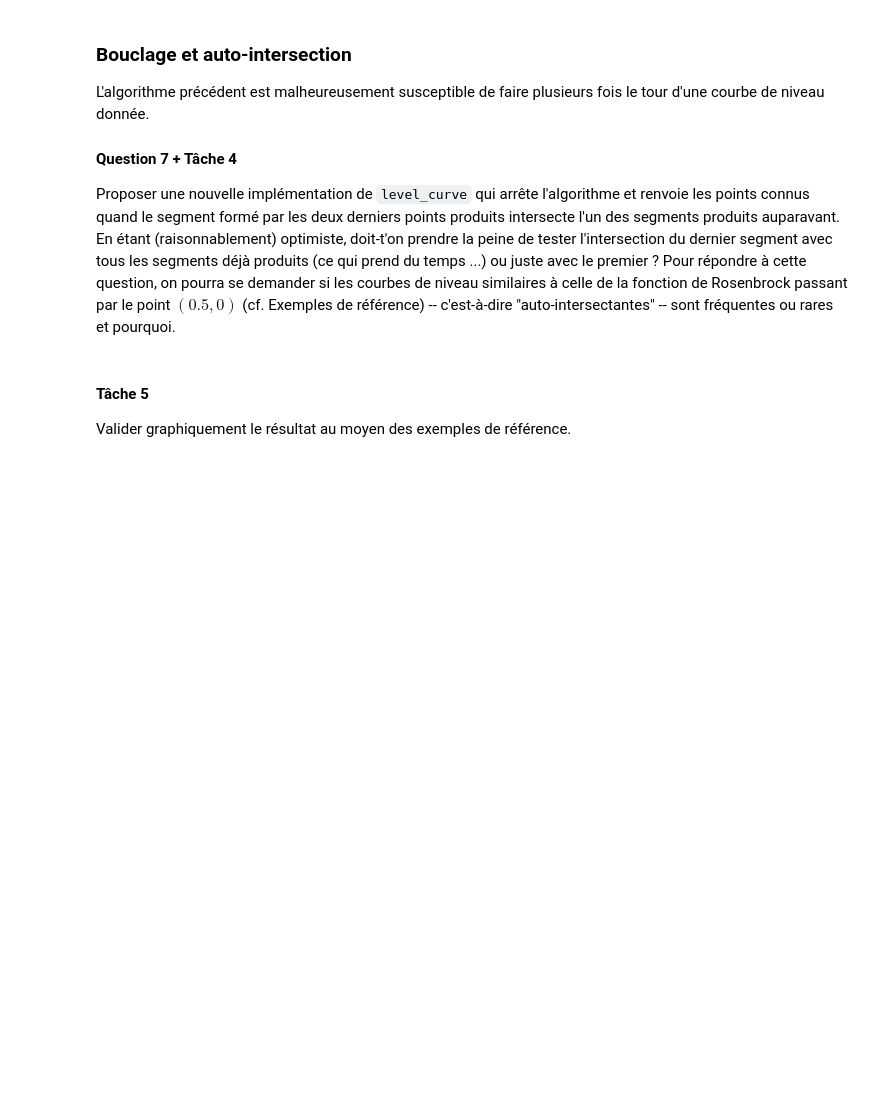
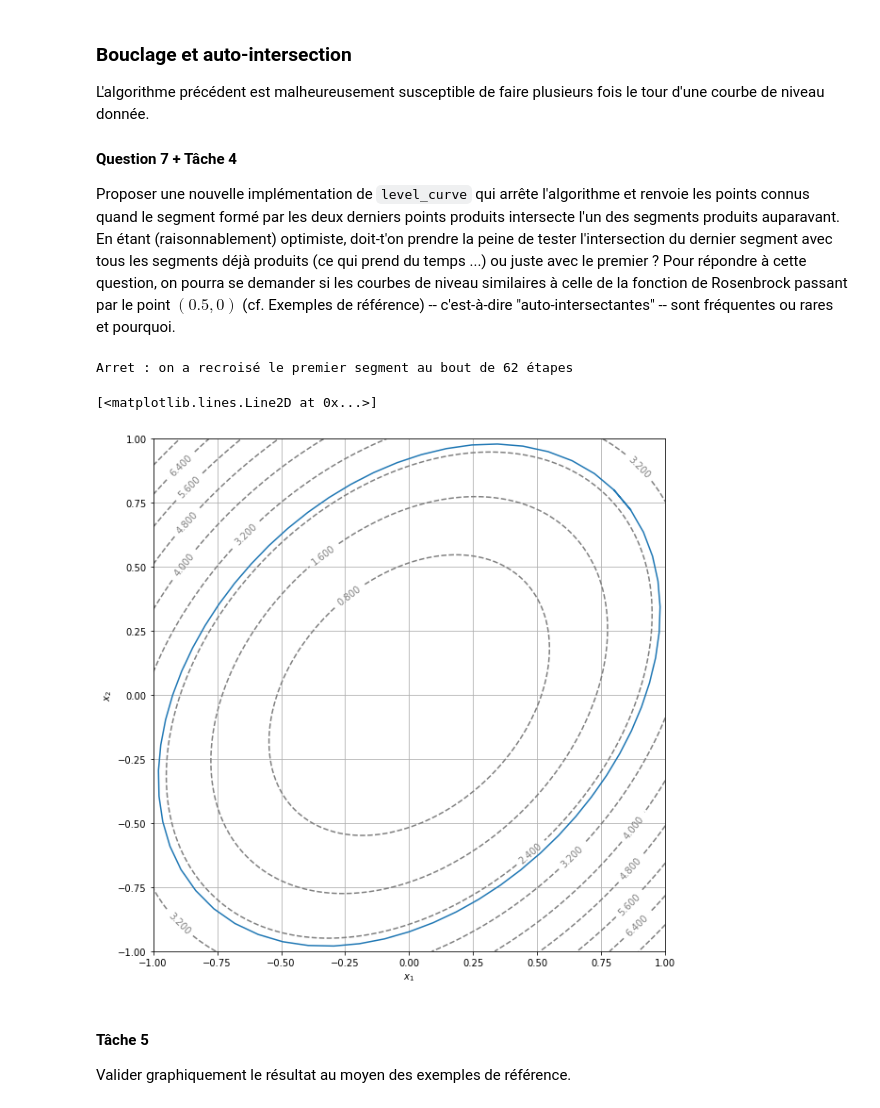
Before and after one commit to remymart/courbes-de-niveau, a Jupyter notebook: Courbes de niveau - Enoncé.ipynb, the cells around one changed output. Drawn from its saved outputs; the diff is of its cells as text; code cells hidden in the pictures; blank space fills up the shorter version.

```diff
--- a/Courbes de niveau - Enoncé.ipynb
+++ b/Courbes de niveau - Enoncé.ipynb
@@ -363,6 +397,72 @@ L'algorithme précédent est malheureusement susceptible de faire plusieurs fois
 #### Question 7 + Tâche 4
 
 Proposer une nouvelle implémentation de `level_curve` qui arrête l'algorithme et renvoie les points connus quand le segment formé par les deux derniers points produits intersecte l'un des segments produits auparavant. En étant (raisonnablement) optimiste, doit-t'on prendre la peine de tester l'intersection du dernier segment avec tous les segments déjà produits (ce qui prend du temps ...) ou juste avec le premier ? Pour répondre à cette question, on pourra se demander si les courbes de niveau similaires à celle de la fonction de Rosenbrock passant par le point $(0.5, 0)$ (cf. Exemples de référence) -- c'est-à-dire "auto-intersectantes" -- sont fréquentes ou rares et pourquoi.
+# %%
+Nnew=100 #paramètrre de l'algo de Newton
+eps=10**-2
+
+
+
+def se_croisent(xa,ya,xb,yb,xc,yc,xd,yd):
+    "calcule les 4 déerminants pour voir si les segments AB et CD se croisent"
+    det1=(xd-xc)*(ya-yc)-(yd-yc)*(xa-xc)
+    det2=(xd-xc)*(yb-yc)-(yd-yc)*(xb-xc)
+    det3=(xb-xa)*(yd-ya)-(yb-ya)*(xd-xa)
+    det4=(xb-xa)*(yc-ya)-(yb-ya)*(xc-xa)
+
+    if det1*det2<0 and det3*det4<0:
+        return True
+    return False
+
+def level_curve(f, x0, y0, delta=0.1, N=100, eps=eps):
+   c=f(x0,y0)
+   grad_f=grad(f)
+   def F(x,y):
+      return(np.array([f(x,y)-c, (x*0.999999-x0)**2 + (y*0.999999-y0)**2 - delta*delta]))
+
+   def determine_suivant(x,y,delta):
+      """cherche le déplacement optimal pour se rapprocher du point suivant, dans l'hypothèse d'une fonction suffisament 'lisse' pour être approximée par une fonction linéaire. On cherche le vecteur n orthogonal au gradient et à sa droite, de norme delta, et on l'ajoute au vecteur position """
+      d1f,d2f=grad_f(x,y)
+      n1,n2=d2f,-d1f #rotation de pi/2
+      deplacement=np.array([n1,n2])*delta/np.sqrt(n1**2 + n2**2) #on normalise pour se deplacer de delta
+      return x+deplacement[0],y+deplacement[1]
+
+
+   courbe = [[x0,y0]]
+
+   for i in range(N):
+      x1,y1=determine_suivant(x0,y0,delta) #on se rapproche du suivant "tout droit"
+      x,y=Newton(F,x1,y1,eps,Nnew) #on laisse le point se glisser vers la ligne de niveau
+      courbe.append([x,y])
+      if se_croisent(courbe[0][0],courbe[0][1],courbe[1][0],courbe[1][1],x,y,courbe[-2][0],courbe[-2][1]):
+          courbe.pop()
+          print(f"Arret : on a recroisé le premier segment au bout de {i} étapes")
+          return np.array(courbe).transpose()
+      courbe.append([x,y])
+      x0,y0=x,y
+
+   return np.array(courbe).transpose()
+
+
+#Le boui-boui qui suit est pour l'affichage
+
+
+courbe = level_curve(f1,0.8,0.8,delta=10**-1,N=200)
+display_contour(
+f1,
+x=np.linspace(-1.0, 1.0, 100),
+y=np.linspace(-1.0, 1.0, 100),
+levels=10 # 10 levels, automatically selected
+)
+
+abscisses = courbe[0,:]
+ordonnees = courbe[1,:]
+
+plt.plot(abscisses,ordonnees)
+# %% [output]
+Arret : on a recroisé le premier segment au bout de 62 étapes
+[<matplotlib.lines.Line2D at 0x...>]
+[figure, added]
 # %% [markdown]
 #### Tâche 5
 
```
Also changed, not shown: parts of 10 cells of this notebook.
